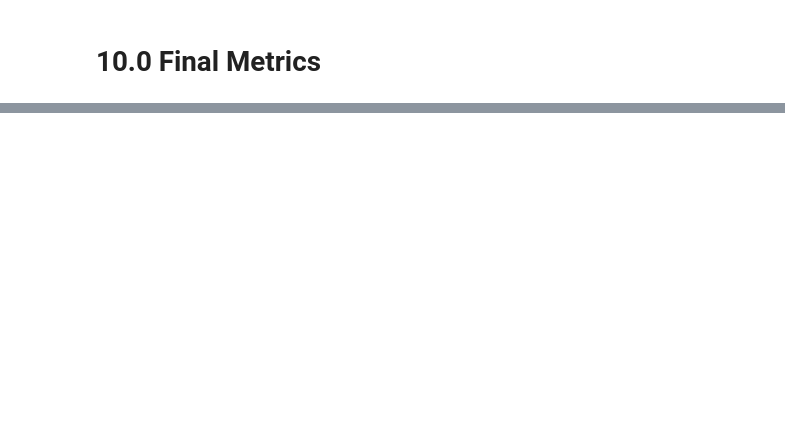
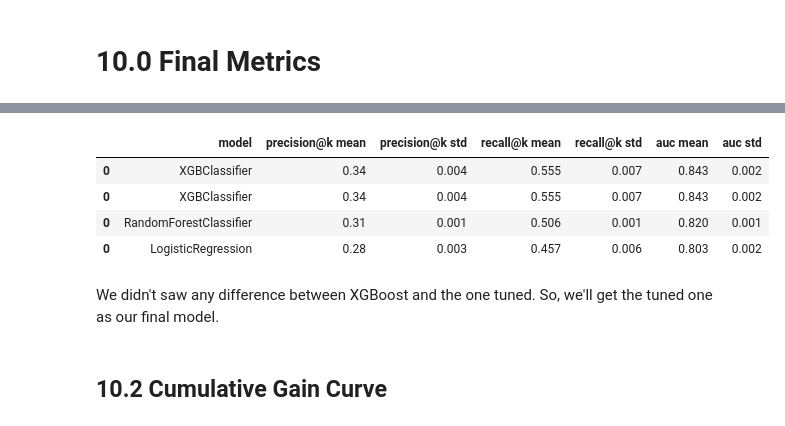
Before and after one commit to AllanCasado/health-insurance-cross-sell, a Jupyter notebook: notebooks/health_insurance_cross_sell.ipynb, the cells around one changed output, grey strips where cells are left out. Cells and saved outputs as stored; diff of their text form; code cells hidden in the pictures; blank space fills up the shorter version.

```diff
--- a/notebooks/health_insurance_cross_sell.ipynb
+++ b/notebooks/health_insurance_cross_sell.ipynb
@@ -1760,0 +1615,13 @@ SyntaxError: invalid syntax (3793303156.py, line 7)
+# %%
+final_model_comparison = pd.read_pickle('../imgs/final_model_comparison.pkl')
+final_model_comparison
+# %% [output]
+|  | model | precision@k mean | precision@k std | recall@k mean | recall@k std | auc mean | auc std |
+| 0 | XGBClassifier | 0.34 | 0.004 | 0.555 | 0.007 | 0.843 | 0.002 |
+| 0 | XGBClassifier | 0.34 | 0.004 | 0.555 | 0.007 | 0.843 | 0.002 |
+| 0 | RandomForestClassifier | 0.31 | 0.001 | 0.506 | 0.001 | 0.820 | 0.001 |
+| 0 | LogisticRegression | 0.28 | 0.003 | 0.457 | 0.006 | 0.803 | 0.002 |
+# %% [markdown]
+We didn't saw any difference between XGBoost and the one tuned. So, we'll get the tuned one as our final model.
+# %% [markdown]
+## 10.2 Cumulative Gain Curve
```
Also changed, not shown: parts of 97 cells of this notebook, 9 other files.
